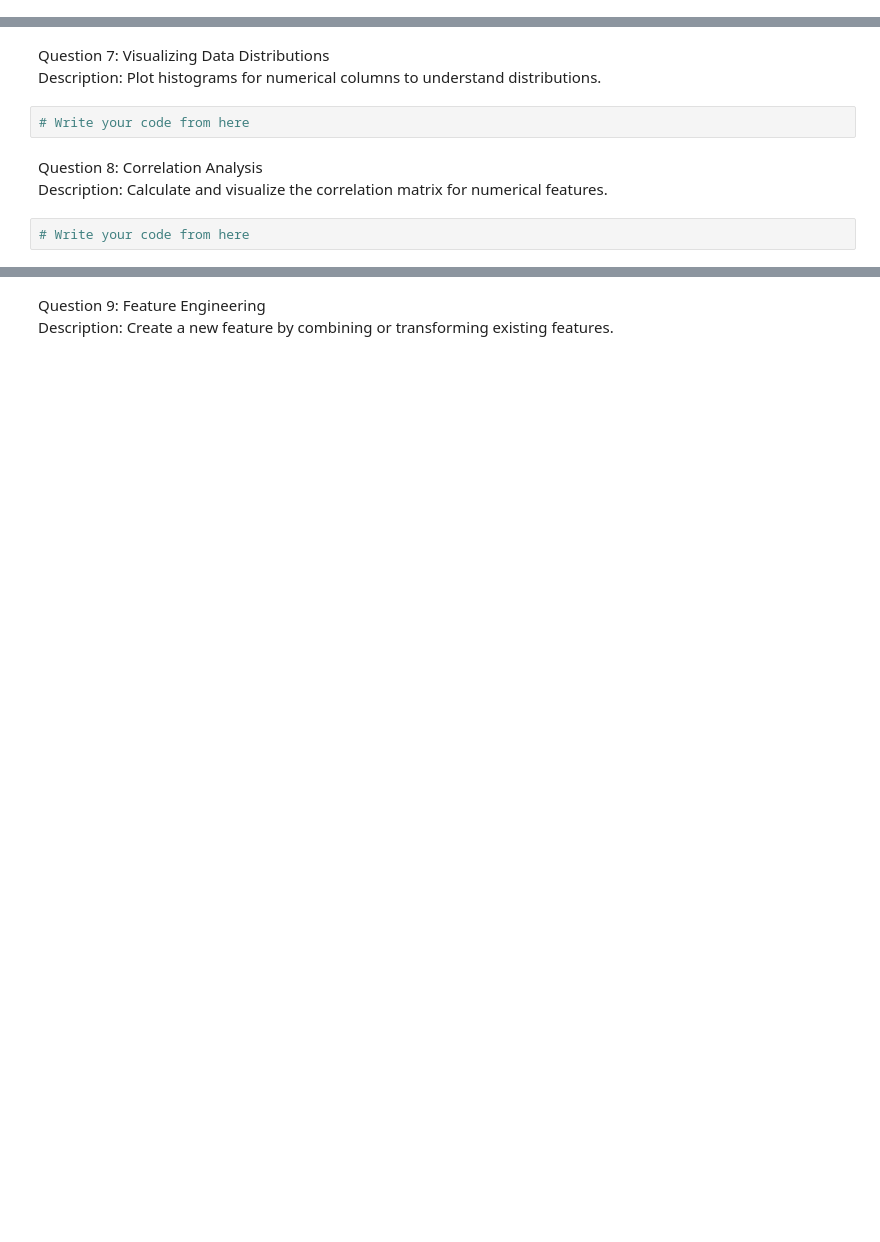
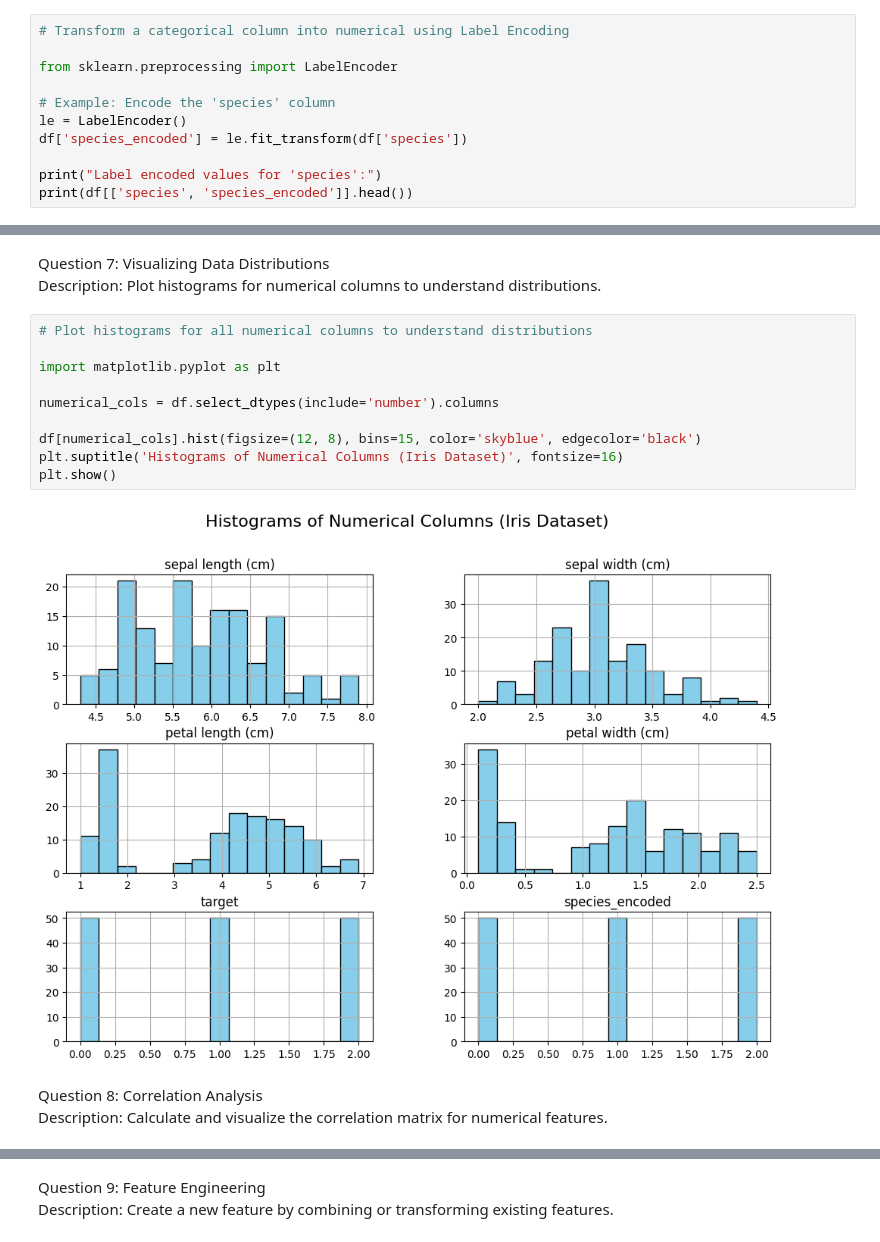
Before and after one commit to Harsha-H-G/AI---ML, a Jupyter notebook: src/Module 4/Introduction to Exploratory Data Analysis (EDA)/q1.ipynb, the cells around one changed output, grey strips where cells are left out. Saved outputs shown, nothing was run; the diff lists cells and outputs as text; blank space fills up the shorter version.

```diff
--- a/src/Module 4/Introduction to Exploratory Data Analysis (EDA)/q1.ipynb
+++ b/src/Module 4/Introduction to Exploratory Data Analysis (EDA)/q1.ipynb
@@ -37,0 +132,11 @@ Description: Transform a categorical column into numerical using Label Encoding.
+# %%
+# Transform a categorical column into numerical using Label Encoding
+
+from sklearn.preprocessing import LabelEncoder
+
+# Example: Encode the 'species' column
+le = LabelEncoder()
+df['species_encoded'] = le.fit_transform(df['species'])
+
+print("Label encoded values for 'species':")
+print(df[['species', 'species_encoded']].head())
@@ -39,11 +152,19 @@ Description: Transform a categorical column into numerical using Label Encoding.
 Question 7: Visualizing Data Distributions
 <br>
 Description: Plot histograms for numerical columns to understand distributions.
-# %%
-# Write your code from here
+# %%
+# Plot histograms for all numerical columns to understand distributions
+
+import matplotlib.pyplot as plt
+
+numerical_cols = df.select_dtypes(include='number').columns
+
+df[numerical_cols].hist(figsize=(12, 8), bins=15, color='skyblue', edgecolor='black')
+plt.suptitle('Histograms of Numerical Columns (Iris Dataset)', fontsize=16)
+plt.show()
+# %% [output]
+[figure, added]
 # %% [markdown]
 Question 8: Correlation Analysis
 <br>
 Description: Calculate and visualize the correlation matrix for numerical features.
-# %%
-# Write your code from here
```
Also changed, not shown: parts of 17 cells of this notebook, 2 other files.
